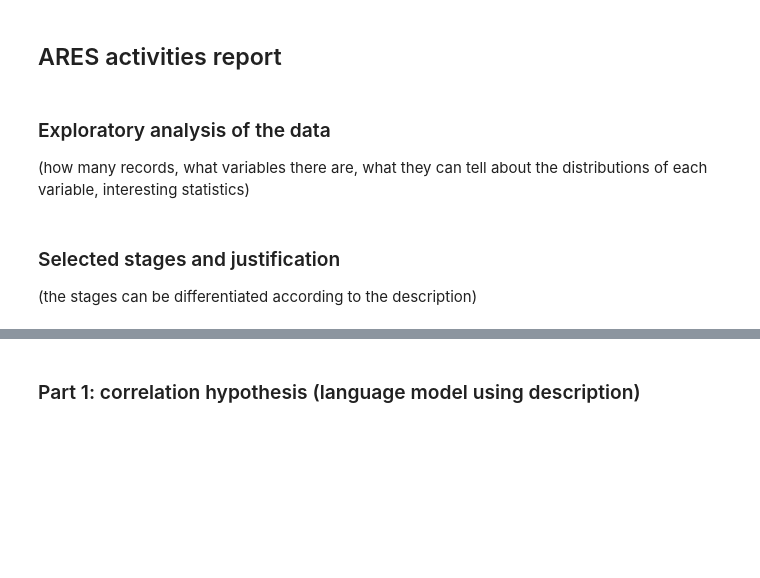
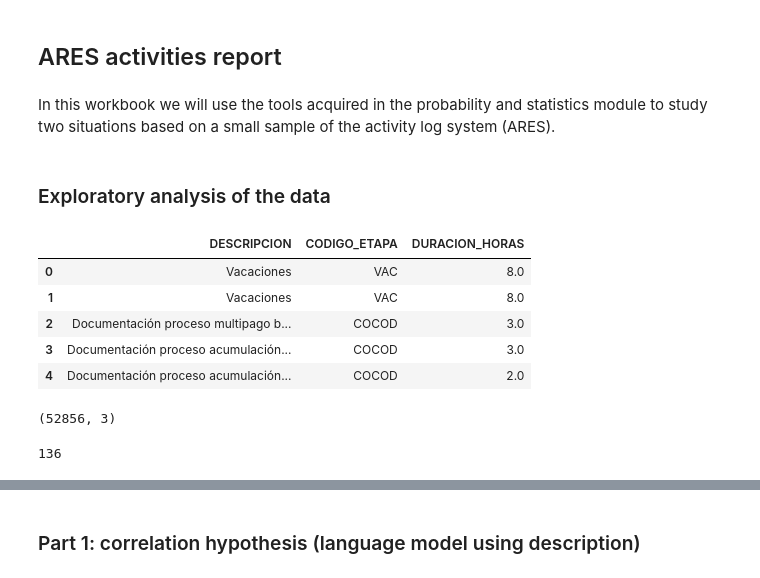
Before and after one commit to jagiraldom/ARES_project, a Jupyter notebook: ARES_project.ipynb, the cells around one changed output, grey strips where cells are left out. Drawn from its saved outputs; the diff is of its cells as text; code cells hidden in the pictures; blank space fills up the shorter version.

```diff
--- a/ARES_project.ipynb
+++ b/ARES_project.ipynb
@@ -1,11 +1,7 @@
 # %% [markdown]
 ## ARES activities report
-# %% [markdown]
-### Exploratory analysis of the data
-(how many records, what variables there are, what they can tell about the distributions of each variable, interesting statistics)
-# %% [markdown]
-### Selected stages and justification
-(the stages can be differentiated according to the description)
+# %% [markdown]
+In this workbook we will use the tools acquired in the probability and statistics module to study two situations based on a small sample of the activity log system (ARES).
 # %%
 # Imports
 from math import log
@@ -15,3 +11,23 @@ import pandas as pd
 import matplotlib.pyplot as plt
 import numpy as np
 import scipy.stats as stats
+# %% [markdown]
+### Exploratory analysis of the data
+# %%
+df = pd.read_csv("ARES.csv")
+df.head()
+# %% [output]
+|  | DESCRIPCION | CODIGO_ETAPA | DURACION_HORAS |
+| 0 | Vacaciones | VAC | 8.0 |
+| 1 | Vacaciones | VAC | 8.0 |
+| 2 | Documentación proceso multipago b... | COCOD | 3.0 |
+| 3 | Documentación proceso acumulación... | COCOD | 3.0 |
+| 4 | Documentación proceso acumulación... | COCOD | 2.0 |
+# %%
+df.shape
+# %% [output]
+(52856, 3)
+# %%
+df["CODIGO_ETAPA"].nunique()
+# %% [output]
+136
```
Also changed, not shown: parts of 17 cells of this notebook, 1 other file.
